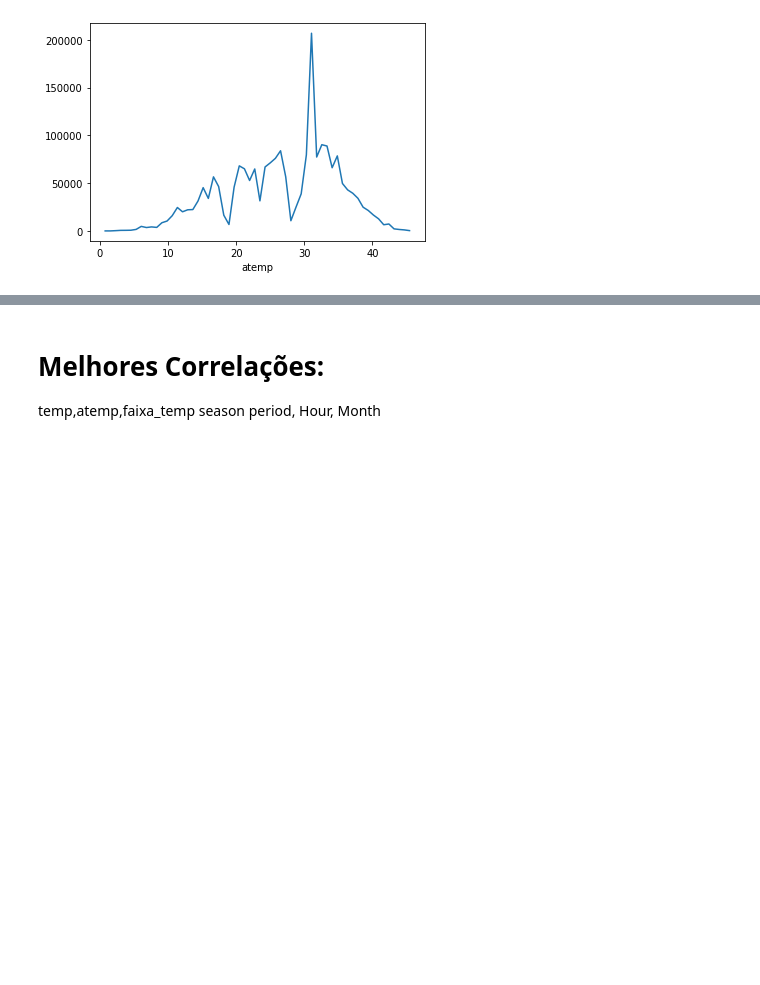
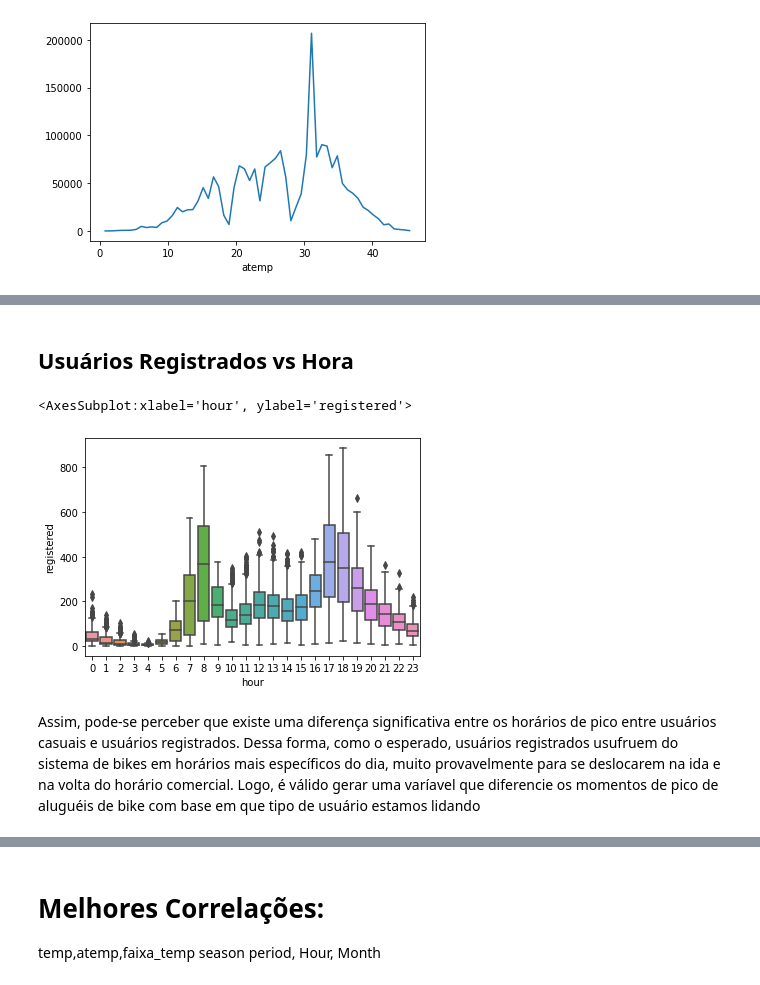
Before and after one commit to renCgomes/T2_LP_ECA_2021.2, a Jupyter notebook: T2_LP.ipynb, the cells around one changed output, grey strips where cells are left out. Saved outputs shown, nothing was run; the diff lists cells and outputs as text; code cells hidden in the pictures; blank space fills up the shorter version.

```diff
--- a/T2_LP.ipynb
+++ b/T2_LP.ipynb
@@ -213 +238,10 @@ train.groupby("atemp")["count"].sum().plot()
+# %% [markdown]
+## Usuários Registrados vs Hora
+# %%
+sns.boxplot(x = "hour",y="registered",data=train)
+# %% [output]
+<AxesSubplot:xlabel='hour', ylabel='registered'>
+[figure, added]
+# %% [markdown]
+Assim, pode-se perceber que existe uma diferença significativa entre os horários de pico entre usuários casuais e usuários registrados. Dessa forma, como o esperado, usuários registrados usufruem do sistema de bikes em horários mais específicos do dia, muito provavelmente para se deslocarem na ida e na volta do horário comercial. Logo, é válido gerar uma varíavel que diferencie os momentos de pico de aluguéis de bike com base em que tipo de usuário estamos lidando
 # %%
```
Also changed, not shown: parts of 25 cells of this notebook, 1 other file.
